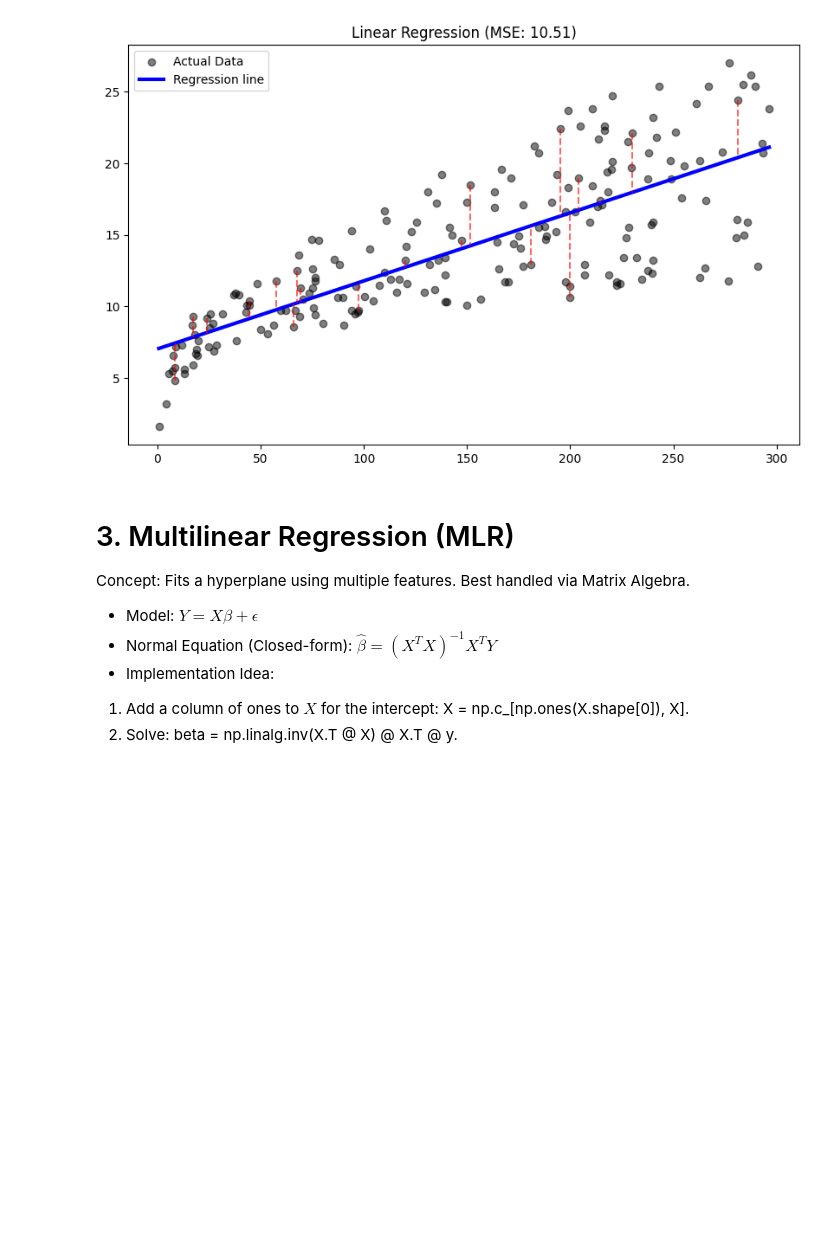
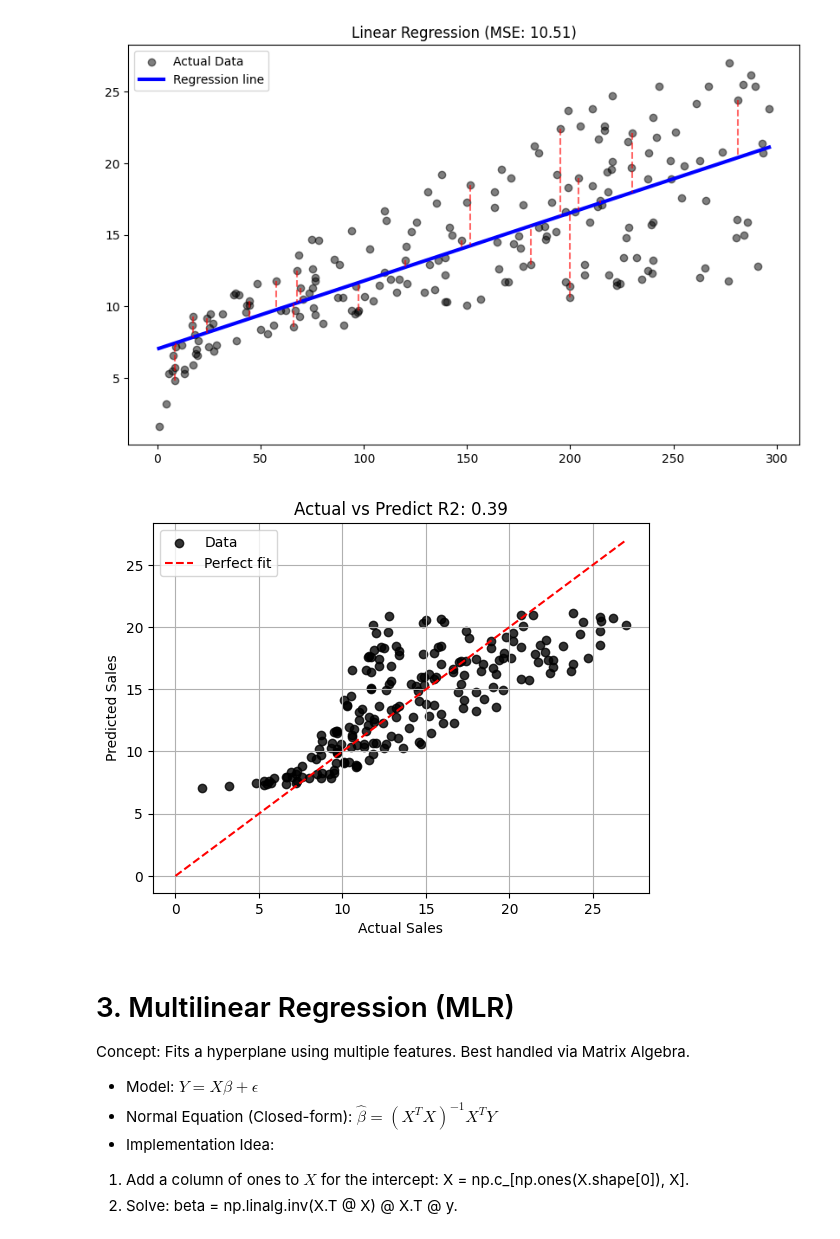
Before and after one commit to proudynyu/python_data_science, a Jupyter notebook: src/notebooks/learn/linear-multilinear-regression.ipynb, the cells around one changed output. Cells and saved outputs as stored; diff of their text form; code cells hidden in the pictures; blank space fills up the shorter version.

```diff
--- a/src/notebooks/learn/linear-multilinear-regression.ipynb
+++ b/src/notebooks/learn/linear-multilinear-regression.ipynb
@@ -182,6 +182,26 @@ plt.legend()
 plt.show()
 # %% [output]
 [figure]
+# %%
+def r_squared(sst, ssr):
+    return 1 - (ssr / sst)
+
+sst = np.sum((df_sales - y_bar) ** 2)
+ssr = np.sum((y_train_pred - y_bar) ** 2)
+
+r2 = r_squared(sst, ssr)
+
+plt.title(f"Actual vs Predict R2: {r2:.2f}")
+plt.scatter(df_sales, y_train_pred, color="black", alpha=0.8, label="Data")
+limit = max(max(df_sales), max(y_train_pred))
+plt.plot([0, limit], [0, limit], color="red", linestyle='--', label='Perfect fit')
+plt.xlabel('Actual Sales')
+plt.ylabel('Predicted Sales')
+plt.legend()
+plt.grid(True)
+plt.show()
+# %% [output]
+[figure, added]
 # %% [markdown]
 # 3. Multilinear Regression (MLR)
 Concept: Fits a hyperplane using multiple features. Best handled via Matrix Algebra.
```
